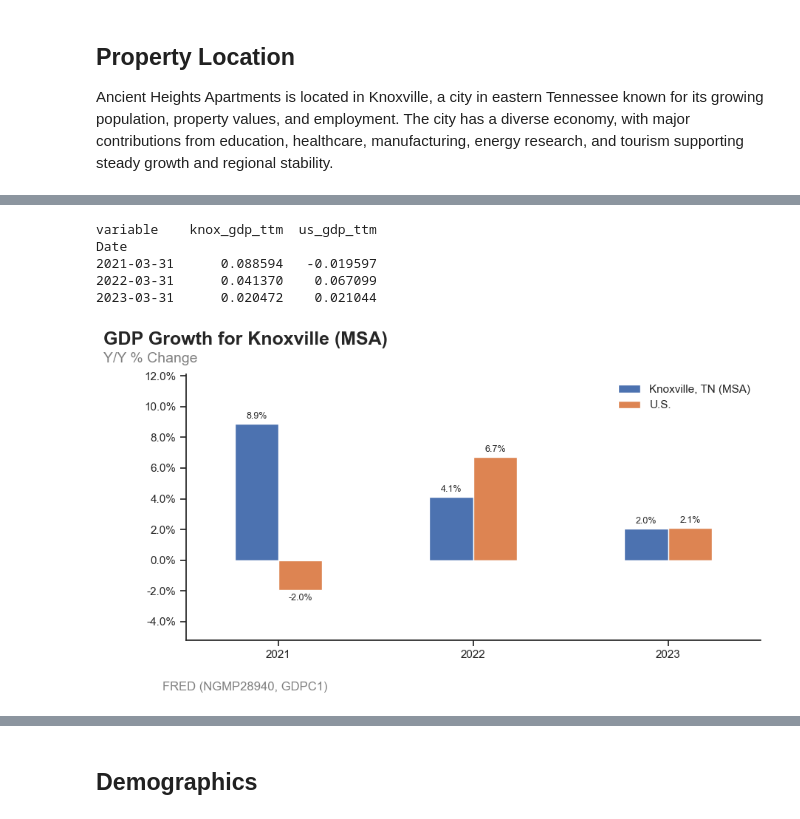
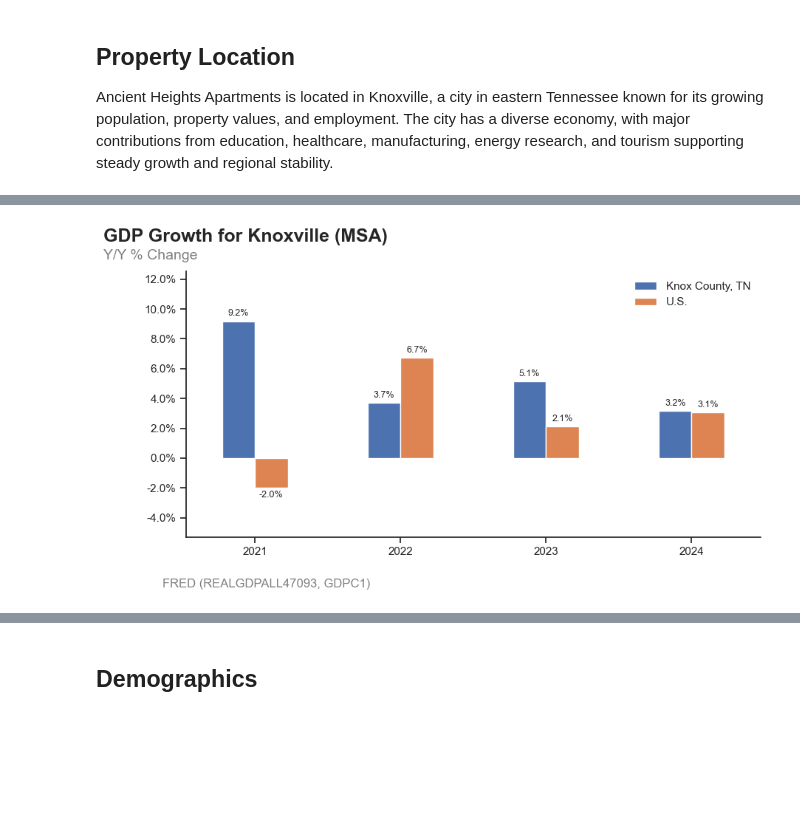
Before and after one commit to aaron-san/ancient-heights, a Jupyter notebook: index.ipynb, the cells around one changed output, grey strips where cells are left out. Cells and saved outputs as stored; diff of their text form; code cells hidden in the pictures; blank space fills up the shorter version.

Commit message:
update tables

```diff
--- a/index.ipynb
+++ b/index.ipynb
@@ -61,9 +68,11 @@ HTML(
     """
 )
 # %%
-%load_ext autoreload
-%autoreload 2
+# %load_ext autoreload
+# %autoreload 2
 
+# import importlib
+import import_ipynb
 from dotenv import load_dotenv
 import os
 from fredapi import Fred
@@ -73,16 +82,22 @@ import matplotlib.pyplot as plt
 import matplotlib.dates as mdates
 import dataframe_image as dfi
 import sys
-import import_ipynb
+
+# plt.rcParams["font.family"] = "Arial"  # Or choose any other font that you prefer
+# import warnings
+
+# Suppress specific warnings
+# warnings.filterwarnings("ignore", message="Glyph 13")
 
 
 if ".." not in sys.path:
     sys.path.append("..")  # Add parent directory to path
 
-from utils.line_plots import plot_line
-from utils.bar_plots import plot_bars
-from utils.tables import export_table
+import utils.tables as tables  # export_table
+import utils.line_plots as line_plots  # plot_line
+import utils.bar_plots as bar_plots  # plot_bars
+import utils.fred as fred  # get_metadata_table
+import utils.case as case  # snake_to_title_case
 
-# sns.set_theme(style="ticks")
 
-load_dotenv()
+sns.set_theme(style="ticks")
@@ -400,52 +443,47 @@ plot_bars(
 # %%
-df_gdp = df.loc[:, ["knox_gdp", "us_gdp"]].copy()
+df_gdp = df.loc[:, ["knox_county_gdp", "us_gdp"]].copy()
 
 df_gdp["us_gdp_qrt"] = df_gdp["us_gdp"].div(
     4
 )  # us_gdp (GDPC1) is seasonally adjusted annual (quarterly x 4)
-df_gdp["knox_gdp_ttm"] = df_gdp["knox_gdp"]  # not seasonally adjusted (TTM)
+df_gdp["knox_county_gdp_ttm"] = df_gdp[
+    "knox_county_gdp"
+]  # not seasonally adjusted (TTM)
 df_gdp["us_gdp_ttm"] = df_gdp["us_gdp_qrt"].rolling(4).sum()
 # print(df_gdp.tail(20))
-df_gdp = df_gdp.loc["2020":, ["knox_gdp_ttm", "us_gdp_ttm"]]
+df_gdp = df_gdp.loc["2020":, ["knox_county_gdp_ttm", "us_gdp_ttm"]]
 # print(df_gdp.tail(20))
 
 long = df_gdp.melt(ignore_index=False)
 
 long["pct_chg"] = long.groupby("variable")["value"].pct_change(
     periods=4, fill_method=None
 )
 # print(long.tail(10))
 
 # Convert to wide format for plotting
 wide = long.pivot_table(index=long.index, columns="variable", values="pct_chg")
 wide.dropna(inplace=True)
-print(wide)
+# print(wide)
 # print(wide.index)
 
 
 # import importlib
 # import utils.bar_plots
 
 # importlib.reload(utils.bar_plots)
 
-from utils.bar_plots import bar_plot
-
-bar_plot(
+bar_plots.plot_bars(
     df=wide,
-    y=["knox_gdp_ttm", "us_gdp_ttm"],
+    y=["knox_county_gdp_ttm", "us_gdp_ttm"],
     footnote="FRED (REALGDPALL47093, GDPC1)",
     title="GDP Growth for Knoxville (MSA)",
     subtitle="Y/Y % Change",
     legend_labels=["Knox County, TN", "U.S."],
     file_name="gdp",
     show=True,
     # period_shift=4,
 )
 # %% [output]
-variable    knox_gdp_ttm  us_gdp_ttm
-Date
-2021-03-31      0.088594   -0.019597
-2022-03-31      0.041370    0.067099
-2023-03-31      0.020472    0.021044
-[figure, old version]
+[figure, new version]
 # %%
```
Also changed, not shown: parts of 12 cells of this notebook, 8 other files.
